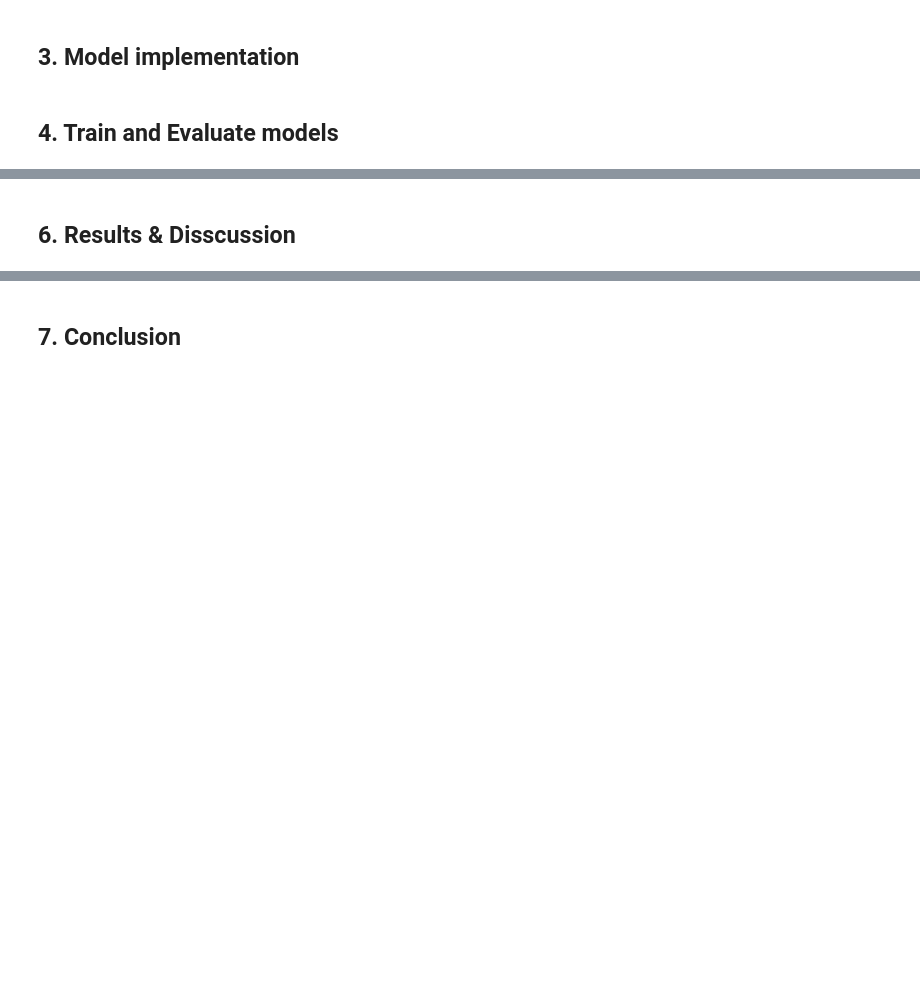
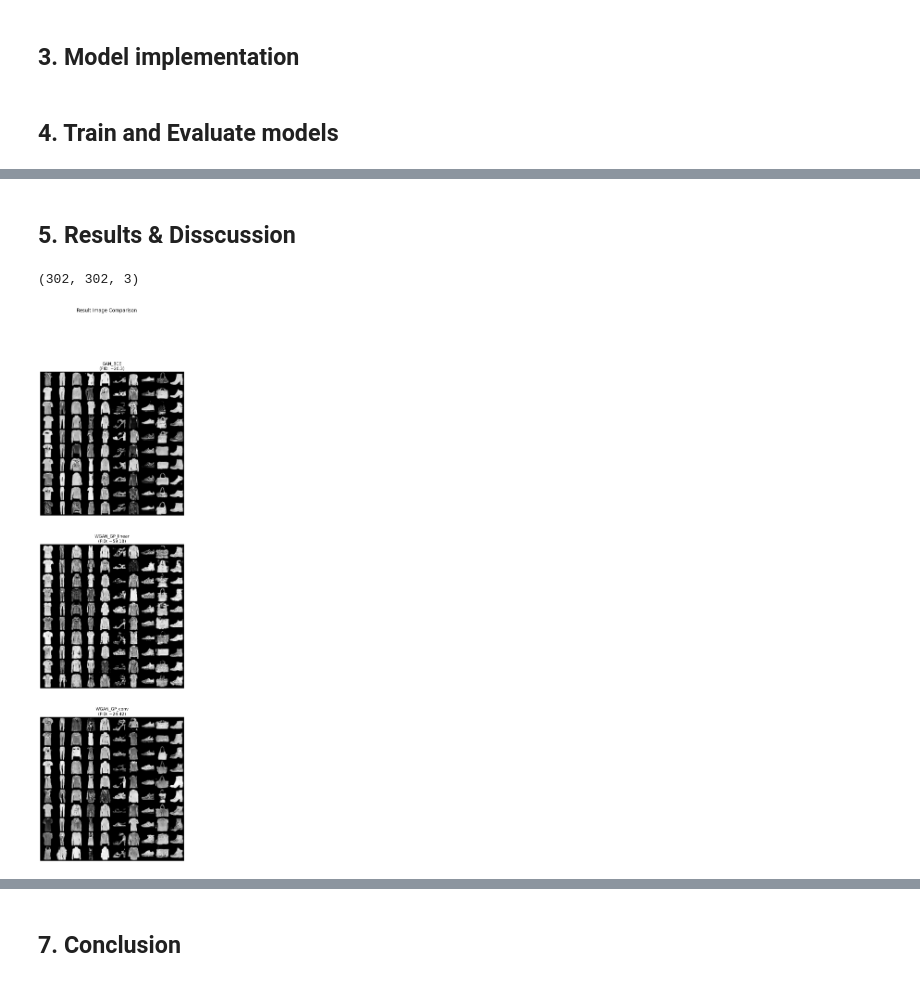
Before and after one commit to soohyun-chris-jeon/Sprint_log, a Jupyter notebook: Assignments/mission_9/notebooks/09_3팀_전수현.ipynb, the cells around one changed output, grey strips where cells are left out. Cells and saved outputs as stored; diff of their text form; code cells hidden in the pictures; blank space fills up the shorter version.

```diff
--- a/Assignments/mission_9/notebooks/09_3팀_전수현.ipynb
+++ b/Assignments/mission_9/notebooks/09_3팀_전수현.ipynb
@@ -141,2 +988,30 @@ idx_to_class
 # %% [markdown]
-## 6. Results & Disscussion
+## 5. Results & Disscussion
+# %%
+# 1행 3열의 subplot 생성
+fig, axes = plt.subplots(3, 1, figsize=(20, 30))
+fig.suptitle(f"Result Image Comparison", fontsize=16)
+ax = axes[0]
+img = cv2.imread("images/GAN_BCE_180.png")
+ax.set_title(f"GAN_BCE\n(FID: ~20.3)", fontsize=14)
+ax.axis(False)
+ax.imshow(img)
+
+
+ax = axes[1]
+img = cv2.imread("images/WGAN_GP_linear_450.png")
+ax.imshow(img)
+ax.set_title(f"WGAN_GP_linear\n(FID: ~59.18)", fontsize=14)
+ax.axis(False)
+img.shape
+
+
+ax = axes[2]
+img = cv2.imread("images/WGAN_GP_conv_435.png")
+ax.imshow(img)
+ax.set_title(f"WGAN_GP_conv\n(FID: ~24.42)", fontsize=14)
+ax.axis(False)
+img.shape
+# %% [output]
+(302, 302, 3)
+[figure, added]
```
Also changed, not shown: parts of 22 cells of this notebook, 2 other files.
